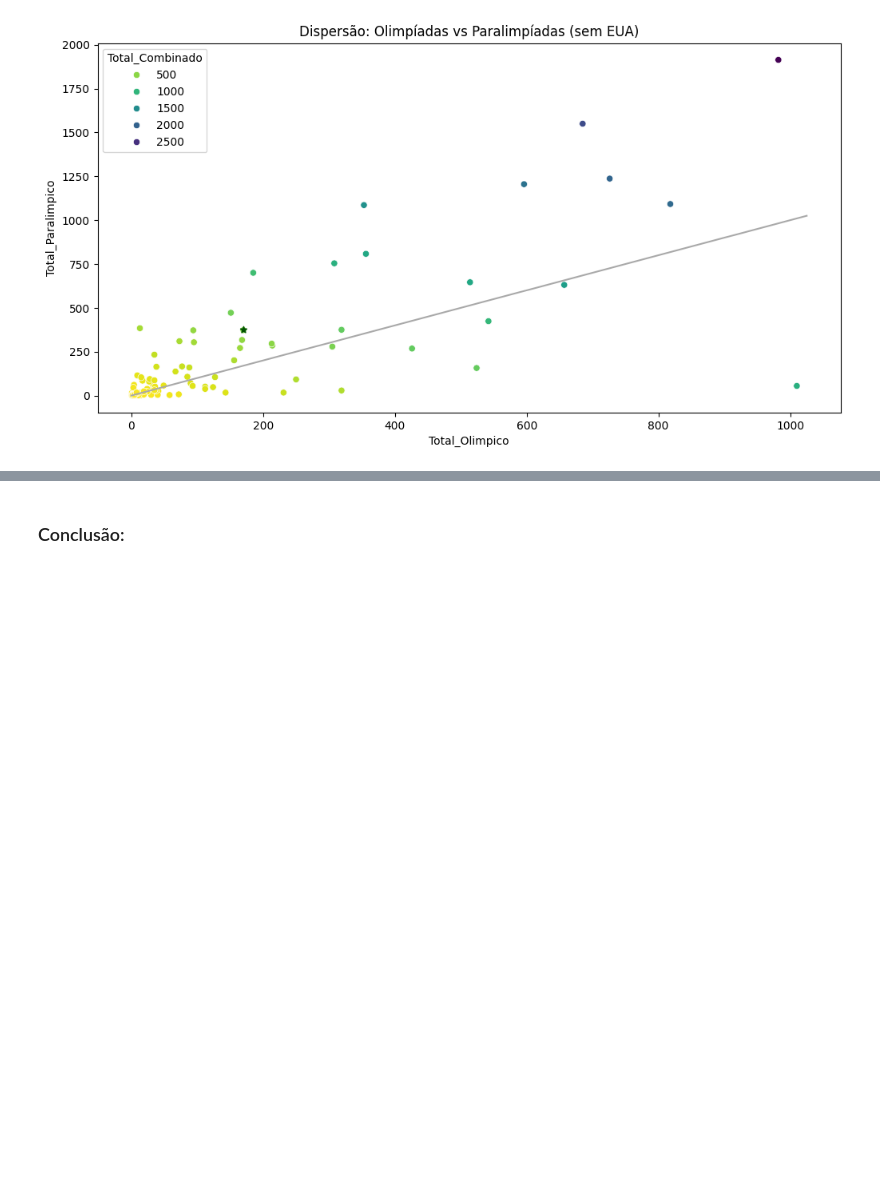
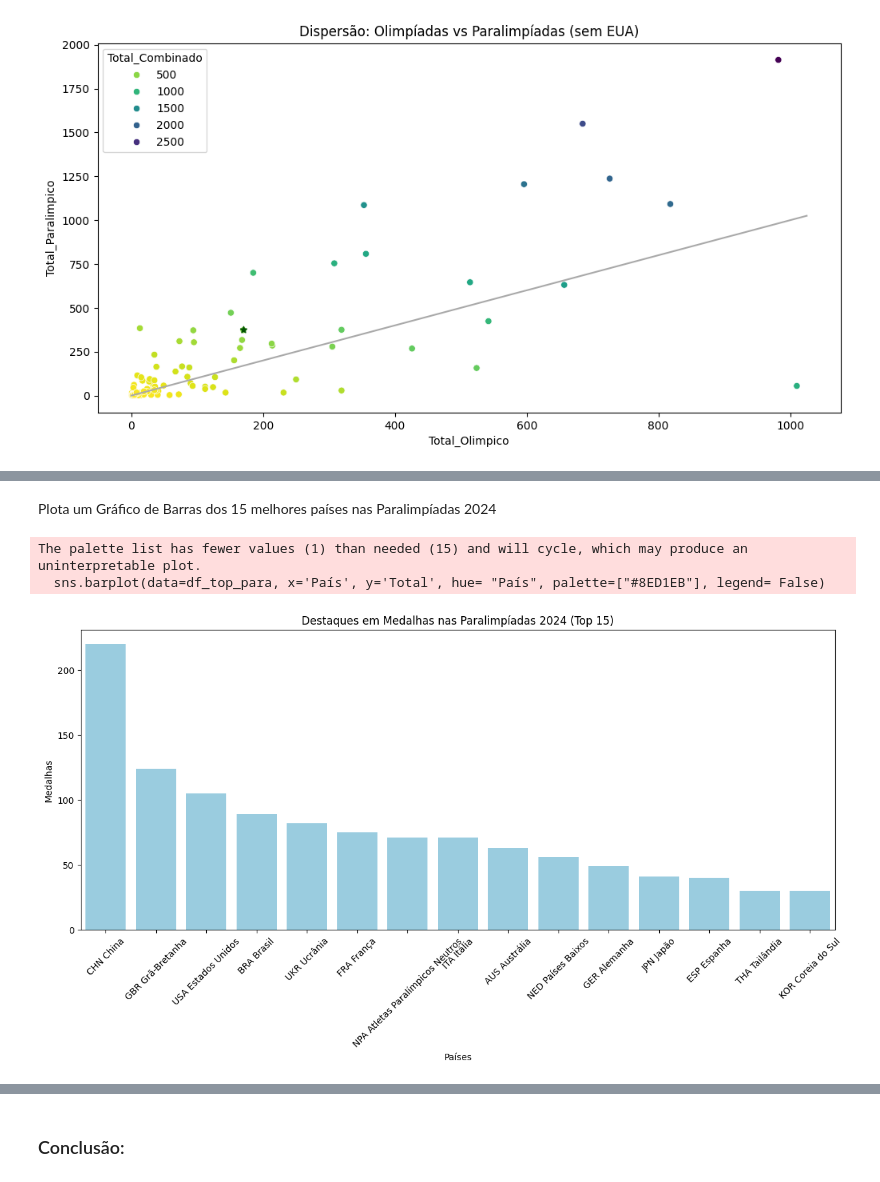
Before and after one commit to ClaraCaldas/Projeto-ICD, a Jupyter notebook: RELATORIO.ipynb, the cells around one changed output, grey strips where cells are left out. Saved outputs shown, nothing was run; the diff lists cells and outputs as text; code cells hidden in the pictures; blank space fills up the shorter version.

```diff
--- a/RELATORIO.ipynb
+++ b/RELATORIO.ipynb
@@ -1300,0 +1328,6 @@ plot_line_scale2()
+# %%
+df_olim_2024 = pd.read_csv('csv\medalhas por ano olimpiadas\medalhas_paris_2024.csv', encoding='utf-8')
+display(df_olim_2024.head())
+
+df_para_2024 = pd.read_csv('csv\medalhas por ano paralimpiadas\paralimpicos_paris_2024.csv', encoding='utf-8')
+display(df_para_2024.head())
@@ -1300,0 +1421,20 @@ plot_line_scale2()
+# %% [markdown]
+
+Plota um Gráfico de Barras dos 15 melhores países nas Paralimpíadas 2024
+# %%
+def potencias_paralimpicas_24():
+    df_top_para = df_para_2024.nlargest(15, "Total")
+
+    plt.figure(figsize=(15, 6))
+    sns.barplot(data=df_top_para, x='País', y='Total', hue= "País", palette=["#8ED1EB"], legend= False)
+    plt.xlabel("Países")
+    plt.ylabel("Medalhas")
+    plt.xticks(rotation=45)
+    plt.title('Destaques em Medalhas nas Paralimpíadas 2024 (Top 15)')
+    plt.show()
+
+potencias_paralimpicas_24()
+# %% [output]
+The palette list has fewer values (1) than needed (15) and will cycle, which may produce an uninterpretable plot.
+  sns.barplot(data=df_top_para, x='País', y='Total', hue= "País", palette=["#8ED1EB"], legend= False)
+[figure, added]
```
Also changed, not shown: parts of 21 cells of this notebook.
